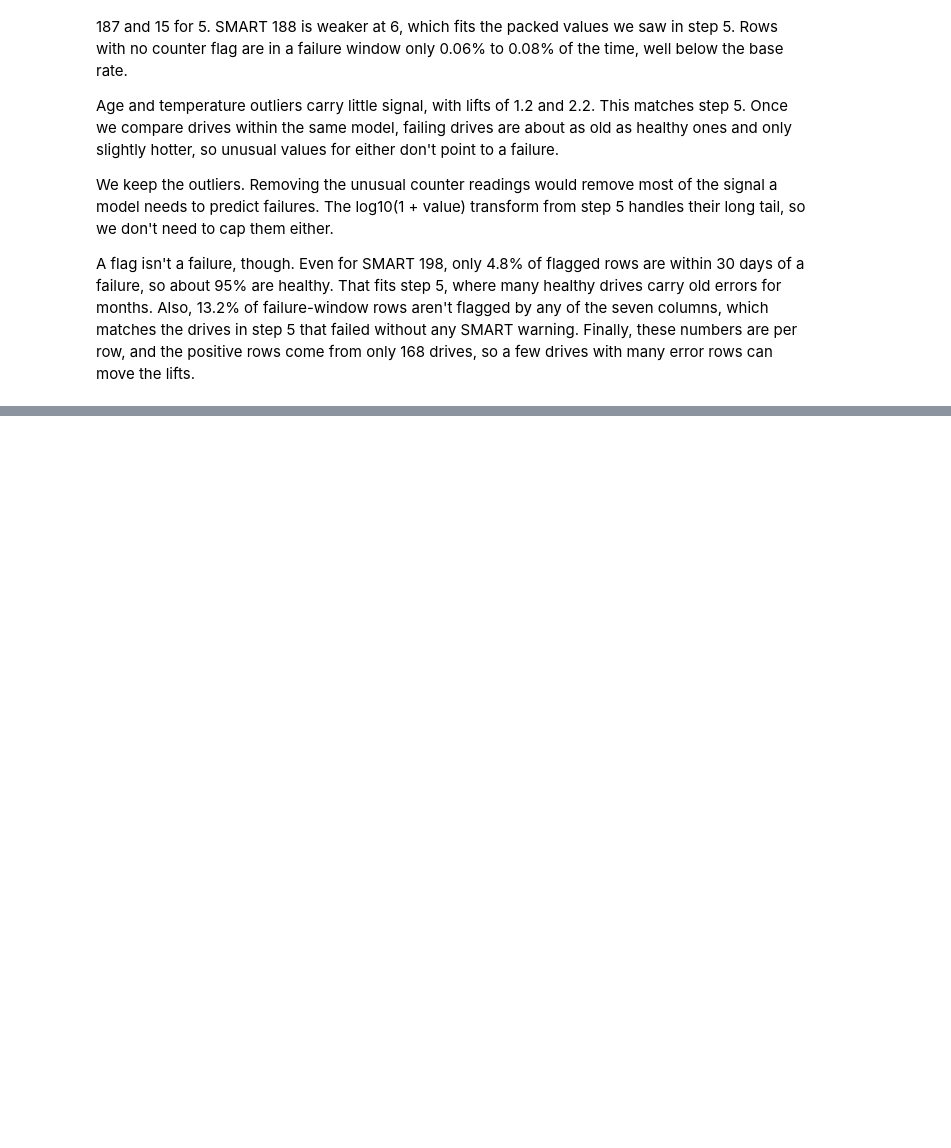
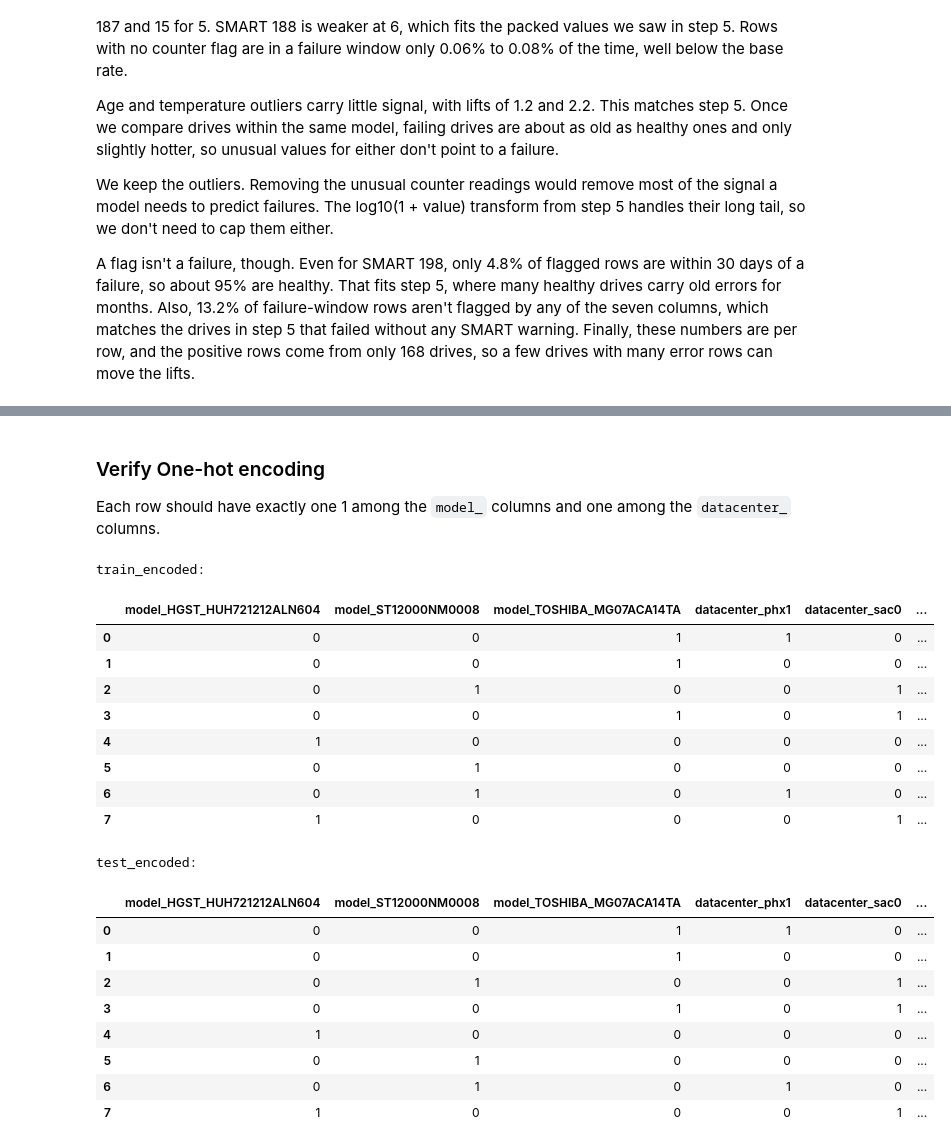
Before and after one commit to matteobombelli/cmpt455-2026-fall-project, a Jupyter notebook: notebooks/EDA_Preprocessing.ipynb, the cells around one changed output, grey strips where cells are left out. Saved outputs shown, nothing was run; the diff lists cells and outputs as text; code cells hidden in the pictures; blank space fills up the shorter version.

```diff
--- a/notebooks/EDA_Preprocessing.ipynb
+++ b/notebooks/EDA_Preprocessing.ipynb
@@ -453,0 +1116,15 @@ A flag isn't a failure, though. Even for SMART 198, only 4.8% of flagged rows ar
+# %%
+for dataset in ["train_imputed", "test_imputed"]:
+    path = f"../data/{dataset}.parquet"
+
+    missing_expr = " + ".join(
+        f'COUNT(*) FILTER (WHERE "{col}" IS NULL)'
+        for col in smart_cols
+    )
+
+    missing_count = con.execute(f"""
+        SELECT {missing_expr}
+        FROM '{path}'
+    """).fetchone()[0]
+
+    print(f"{dataset}: {missing_count} missing values")
@@ -453,0 +1315,41 @@ A flag isn't a failure, though. Even for SMART 198, only 4.8% of flagged rows ar
+# %% [markdown]
+### Verify One-hot encoding
+Each row should have exactly one 1 among the `model_` columns and one among the `datacenter_` columns.
+# %%
+encoded_cols = list(onehot_columns.values())
+col_expr = ", ".join(f'"{col}"' for col in encoded_cols)
+
+for dataset in ["train_encoded", "test_encoded"]:
+    print(f"\n{dataset}:")
+
+    result = con.sql(f"""
+        SELECT
+            {col_expr},
+            COUNT(*) AS records
+        FROM '../data/{dataset}.parquet'
+        GROUP BY {col_expr}
+        ORDER BY records DESC
+    """).df()
+
+    display(result)
+# %% [output]
+train_encoded:
+|  | model_HGST_HUH721212ALN604 | model_ST12000NM0008 | model_TOSHIBA_MG07ACA14TA | datacenter_phx1 | datacenter_sac0 | ... |
+| 0 | 0 | 0 | 1 | 1 | 0 | ... |
+| 1 | 0 | 0 | 1 | 0 | 0 | ... |
+| 2 | 0 | 1 | 0 | 0 | 1 | ... |
+| 3 | 0 | 0 | 1 | 0 | 1 | ... |
+| 4 | 1 | 0 | 0 | 0 | 0 | ... |
+| 5 | 0 | 1 | 0 | 0 | 0 | ... |
+| 6 | 0 | 1 | 0 | 1 | 0 | ... |
+| 7 | 1 | 0 | 0 | 0 | 1 | ... |
+test_encoded:
+|  | model_HGST_HUH721212ALN604 | model_ST12000NM0008 | model_TOSHIBA_MG07ACA14TA | datacenter_phx1 | datacenter_sac0 | ... |
+| 0 | 0 | 0 | 1 | 1 | 0 | ... |
+| 1 | 0 | 0 | 1 | 0 | 0 | ... |
+| 2 | 0 | 1 | 0 | 0 | 1 | ... |
+| 3 | 0 | 0 | 1 | 0 | 1 | ... |
+| 4 | 1 | 0 | 0 | 0 | 0 | ... |
+| 5 | 0 | 1 | 0 | 0 | 0 | ... |
+| 6 | 0 | 1 | 0 | 1 | 0 | ... |
+| 7 | 1 | 0 | 0 | 0 | 1 | ... |
```
Also changed, not shown: parts of 50 cells of this notebook.
